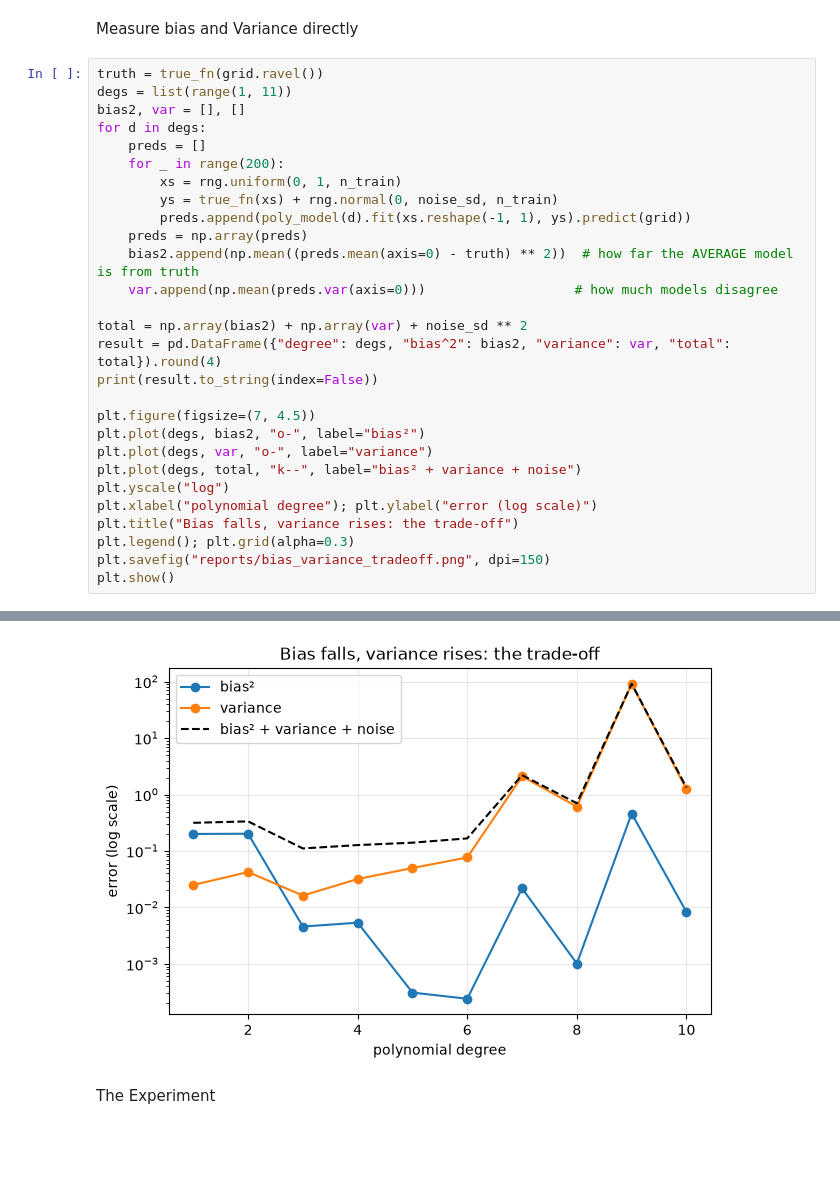
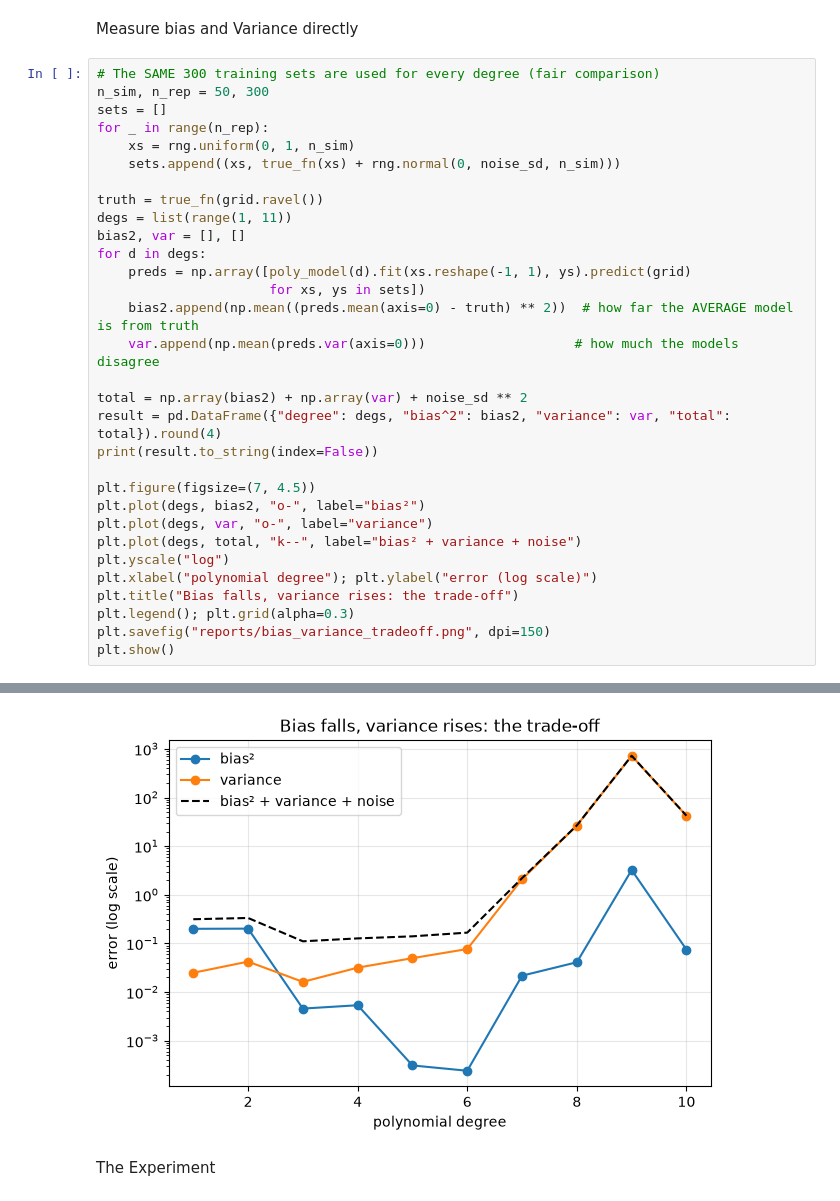
Before and after one commit to ItsBhartendra/techtrend-radar, a Jupyter notebook: notebooks/03_trend_analysis.ipynb, the cells around one changed output, grey strips where cells are left out. Saved outputs shown, nothing was run; the diff lists cells and outputs as text; blank space fills up the shorter version.

```diff
--- a/notebooks/03_trend_analysis.ipynb
+++ b/notebooks/03_trend_analysis.ipynb
@@ -71,18 +72,21 @@ Degree with the lowest test error in YOUR run: 3
 # %% [markdown]
 Measure bias and Variance directly
 # %%
+# The SAME 300 training sets are used for every degree (fair comparison)
+n_sim, n_rep = 50, 300
+sets = []
+for _ in range(n_rep):
+    xs = rng.uniform(0, 1, n_sim)
+    sets.append((xs, true_fn(xs) + rng.normal(0, noise_sd, n_sim)))
+
 truth = true_fn(grid.ravel())
 degs = list(range(1, 11))
 bias2, var = [], []
 for d in degs:
-    preds = []
-    for _ in range(200):
-        xs = rng.uniform(0, 1, n_train)
-        ys = true_fn(xs) + rng.normal(0, noise_sd, n_train)
-        preds.append(poly_model(d).fit(xs.reshape(-1, 1), ys).predict(grid))
-    preds = np.array(preds)
+    preds = np.array([poly_model(d).fit(xs.reshape(-1, 1), ys).predict(grid)
+                      for xs, ys in sets])
     bias2.append(np.mean((preds.mean(axis=0) - truth) ** 2))  # how far the AVERAGE model is from truth
-    var.append(np.mean(preds.var(axis=0)))                   # how much models disagree
+    var.append(np.mean(preds.var(axis=0)))                   # how much the models disagree
 
 total = np.array(bias2) + np.array(var) + noise_sd ** 2
 result = pd.DataFrame({"degree": degs, "bias^2": bias2, "variance": var, "total": total}).round(4)
@@ -113,4 +117,4 @@ plt.show()
-[figure, old version]
+[figure, new version]
 # %% [markdown]
 The Experiment
 # %%
```
Also changed, not shown: parts of 5 cells of this notebook, 6 other files.
